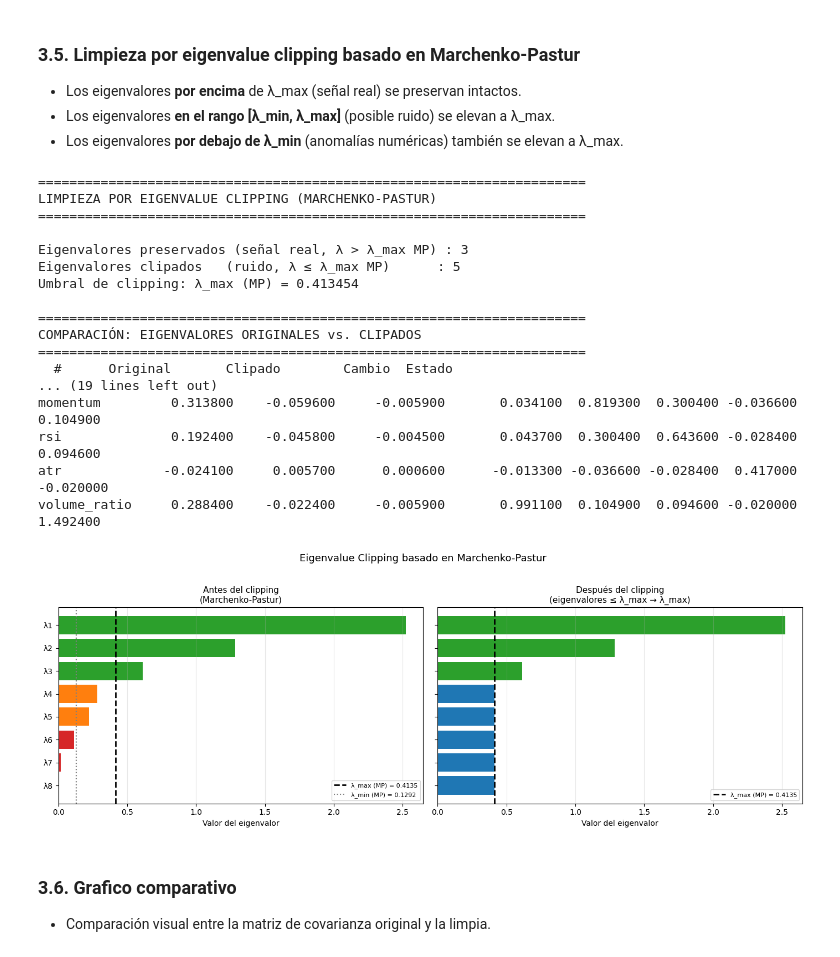
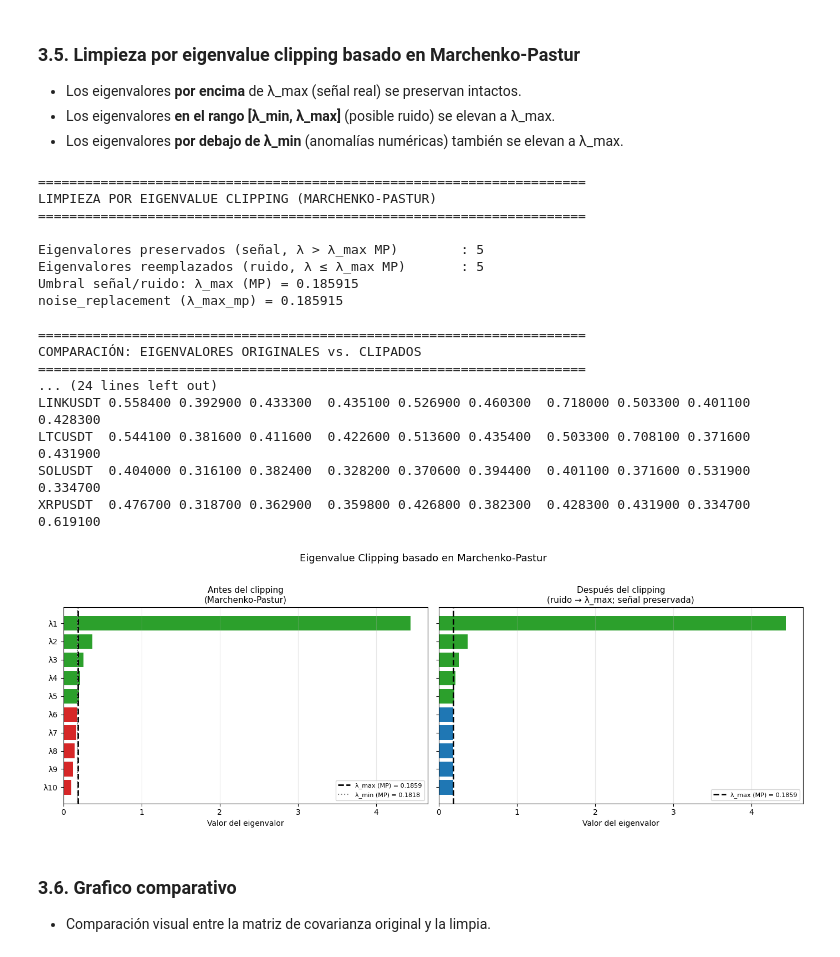
Before and after one commit to Romequinco/TAREA_PROCESADO_DATOS_FINANCIEROS_PARA_MACHINE_LEARNING, a Jupyter notebook: PREPROCESADO_DATOS_FINANCIEROS_.ipynb, the cells around one changed output. Cells and saved outputs as stored; diff of their text form; code cells hidden in the pictures.

```diff
--- a/PREPROCESADO_DATOS_FINANCIEROS_.ipynb
+++ b/PREPROCESADO_DATOS_FINANCIEROS_.ipynb
@@ -1920,8 +1843,8 @@ eigenvectors = eigenvectors[:, order]
 # ──────────────────────────────────────────────────────────────────────────────
 # PARÁMETROS DE MARCHENKO-PASTUR
 # ──────────────────────────────────────────────────────────────────────────────
-p     = len(cov_matrix.columns)   # número de features (8)
-N     = COV_WINDOW                 # número de observaciones (100)
+p     = len(cov_matrix.columns)   # número de activos (cryptos)
+N     = len(df_cov_window)         # número de observaciones reales (últimos 3 años)
 gamma = p / N                      # ratio γ = p/N
 
 print("=" * 70)
@@ -1929,14 +1852,14 @@ print("ANÁLISIS DEL ESPECTRO DE EIGENVALORES CON MARCHENKO-PASTUR")
 print("=" * 70)
 print(f"\nParámetros:")
 print(f"  Número de features (p)      : {p}")
-print(f"  Número de observaciones (N) : {N}")
-print(f"  Ratio γ = p/N               : {gamma:.4f}")
+print(f"  Número de observaciones (N) : {N}  (len(df_cov_window), últimos 3 años)")
+print(f"  Ratio γ = p/N               : {gamma:.6f}")
 
 # Verificar que γ < 1: condición necesaria para Marchenko-Pastur
 if gamma >= 1:
     raise ValueError(
         f"γ = {gamma:.4f} >= 1. Marchenko-Pastur requiere γ < 1. "
-        f"Aumenta COV_WINDOW o reduce el número de features."
+        f"Aumenta la subventana temporal (o reduce el número de activos (p))."
     )
 
 # ──────────────────────────────────────────────────────────────────────────────
@@ -2090,19 +2013,27 @@ print("=" * 70)
 print("LIMPIEZA POR EIGENVALUE CLIPPING (MARCHENKO-PASTUR)")
 print("=" * 70)
 
-# Aplicar clipping: reemplazar eigenvalores ≤ λ_max_mp por λ_max_mp
-eigenvalues_clipped = np.where(
-    eigenvalues <= lambda_max_mp,   # condición: ruido (dentro del rango o bajo λ_min)
-    lambda_max_mp,                  # reemplazar por el límite superior teórico
-    eigenvalues                     # señal real: preservar
-)
+# Denoising estándar (López de Prado): separar señal vs. ruido con λ_max_mp
+#   - Señal: eigenvalores > λ_max_mp   → se preservan tal cual
+#   - Ruido: eigenvalores ≤ λ_max_mp   → se reemplazan TODOS por una constante
+#                                      noise_replacement = λ_max_mp
+noise_mask  = eigenvalues <= lambda_max_mp
+signal_mask = eigenvalues >  lambda_max_mp
 
-n_clipped   = int((eigenvalues <= lambda_max_mp).sum())
-n_preserved = int((eigenvalues >  lambda_max_mp).sum())
+# Reemplazo del bulk (ruido) por un único valor constante: noise_replacement (= λ_max_mp).
+# Reemplazo del bulk definido por denoising (noise_replacement = λ_max_mp) (no debería ocurrir en práctica).
+noise_replacement = float(lambda_max_mp)
 
-print(f"\nEigenvalores preservados (señal real, λ > λ_max MP) : {n_preserved}")
-print(f"Eigenvalores clipados   (ruido, λ ≤ λ_max MP)      : {n_clipped}")
-print(f"Umbral de clipping: λ_max (MP) = {lambda_max_mp:.6f}")
+eigenvalues_clipped = eigenvalues.copy()
+eigenvalues_clipped[noise_mask] = noise_replacement
+
+n_noise     = int(noise_mask.sum())
+n_signal    = int(signal_mask.sum())
+
+print(f"\nEigenvalores preservados (señal, λ > λ_max MP)        : {n_signal}")
+print(f"Eigenvalores reemplazados (ruido, λ ≤ λ_max MP)       : {n_noise}")
+print(f"Umbral señal/ruido: λ_max (MP) = {lambda_max_mp:.6f}")
+print(f"noise_replacement (λ_max_mp) = {noise_replacement:.6f}")
 
 # ──────────────────────────────────────────────────────────────────────────────
 # RECONSTRUCCIÓN DE LA MATRIZ LIMPIA
@@ -2132,7 +2063,7 @@ print(f"{'#':>3}  {'Original':>12}  {'Clipado':>12}  {'Cambio':>12}  {'Estado'}"
 print("-" * 70)
 for i, (orig, clipped) in enumerate(zip(eigenvalues, eigenvalues_clipped)):
     change = clipped - orig
-    status = "Preservado" if orig > lambda_max_mp else "Clipado → λ_max"
+    status = "Preservado (señal)" if orig > lambda_max_mp else "Reemplazado (ruido → λ_max)"
     print(f"{i+1:>3}  {orig:>12.6f}  {clipped:>12.6f}  {change:>+12.6f}  {status}")
 
 print()
@@ -2140,7 +2071,7 @@ print(f"Norma de Frobenius ||cov_matrix - cov_clean|| = {norm_diff:.6f}")
 if norm_diff < 0.1:
     print("  → Impacto mínimo: pocos eigenvalores clipados o de pequeña magnitud.")
 else:
-    print("  → Impacto moderado: varios eigenvalores elevados al umbral λ_max.")
+    print("  → Impacto moderado: varios eigenvalores del bulk (ruido) fueron reemplazados por λ_max.")
 
 print()
 print("Matriz de covarianza limpia (cov_clean):")
@@ -2168,46 +2099,46 @@ axes[0].axvline(lambda_min_mp, color='gray',  linestyle=':',  linewidth=1.5,
                 label=f'λ_min (MP) = {lambda_min_mp:.4f}')
 axes[0].set_title("Antes del clipping\n(Marchenko-Pastur)", fontsize=11)
 axes[0].set_xlabel("Valor del eigenvalor")
 axes[0].legend(fontsize=8)
 axes[0].grid(axis='x', alpha=0.3)
 
-# Subplot derecho: eigenvalores tras clipping
-# Verde = preservado como señal, azul = elevado al umbral
+# Subplot derecho: eigenvalores tras denoising
+# Verde = preservado (señal), azul = reemplazado por noise_replacement (=λ_max)
 colors_clipped = [
     'tab:green' if ev > lambda_max_mp else 'tab:blue'
     for ev in eigenvalues_clipped
 ]
 axes[1].barh(labels[::-1], eigenvalues_clipped[::-1], color=colors_clipped[::-1])
 axes[1].axvline(lambda_max_mp, color='black', linestyle='--', linewidth=2,
                 label=f'λ_max (MP) = {lambda_max_mp:.4f}')
-axes[1].set_title("Después del clipping\n(eigenvalores ≤ λ_max → λ_max)", fontsize=11)
+axes[1].set_title("Después del clipping\n(ruido → λ_max; señal preservada)", fontsize=11)
 axes[1].set_xlabel("Valor del eigenvalor")
 axes[1].legend(fontsize=8)
 axes[1].grid(axis='x', alpha=0.3)
 
 fig.suptitle("Eigenvalue Clipping basado en Marchenko-Pastur", fontsize=13, y=1.02)
 plt.tight_layout()
 
 plt.show()
 # %% [output]
 ======================================================================
 LIMPIEZA POR EIGENVALUE CLIPPING (MARCHENKO-PASTUR)
 ======================================================================
 
-Eigenvalores preservados (señal real, λ > λ_max MP) : 3
-Eigenvalores clipados   (ruido, λ ≤ λ_max MP)      : 5
-Umbral de clipping: λ_max (MP) = 0.413454
+Eigenvalores preservados (señal, λ > λ_max MP)        : 5
+Eigenvalores reemplazados (ruido, λ ≤ λ_max MP)       : 5
+Umbral señal/ruido: λ_max (MP) = 0.185915
+noise_replacement (λ_max_mp) = 0.185915
 
 ======================================================================
 COMPARACIÓN: EIGENVALORES ORIGINALES vs. CLIPADOS
 ======================================================================
-  #      Original       Clipado        Cambio  Estado
-... (19 lines left out)
-momentum         0.313800    -0.059600     -0.005900       0.034100  0.819300  0.300400 -0.036600      0.104900
-rsi              0.192400    -0.045800     -0.004500       0.043700  0.300400  0.643600 -0.028400      0.094600
-atr             -0.024100     0.005700      0.000600      -0.013300 -0.036600 -0.028400  0.417000     -0.020000
-volume_ratio     0.288400    -0.022400     -0.005900       0.991100  0.104900  0.094600 -0.020000      1.492400
+... (24 lines left out)
+LINKUSDT 0.558400 0.392900 0.433300  0.435100 0.526900 0.460300  0.718000 0.503300 0.401100 0.428300
+LTCUSDT  0.544100 0.381600 0.411600  0.422600 0.513600 0.435400  0.503300 0.708100 0.371600 0.431900
+SOLUSDT  0.404000 0.316100 0.382400  0.328200 0.370600 0.394400  0.401100 0.371600 0.531900 0.334700
+XRPUSDT  0.476700 0.318700 0.362900  0.359800 0.426800 0.382300  0.428300 0.431900 0.334700 0.619100
-[figure, old version]
+[figure, new version]
 # %% [markdown]
 ### 3.6. Grafico comparativo
 
```
Also changed, not shown: parts of 16 cells of this notebook, 2 other files.
